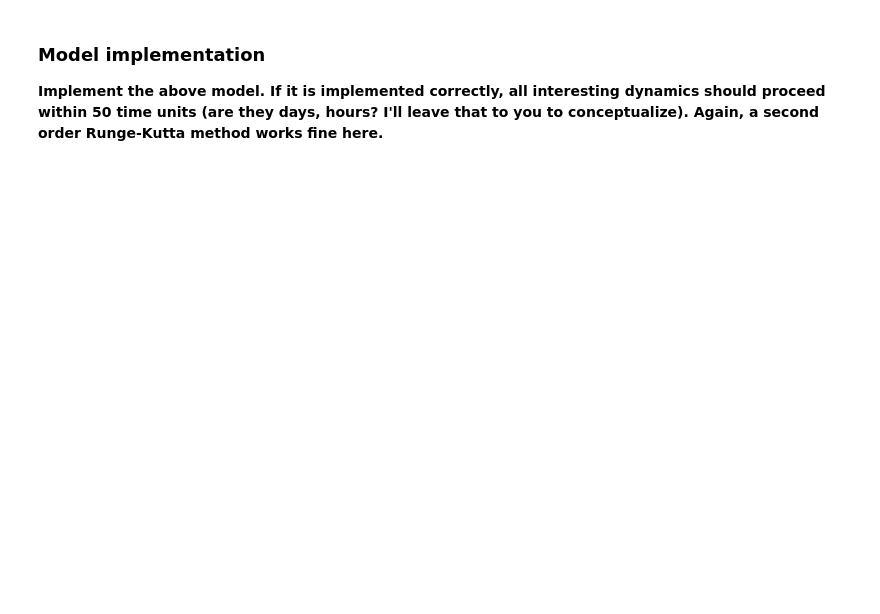
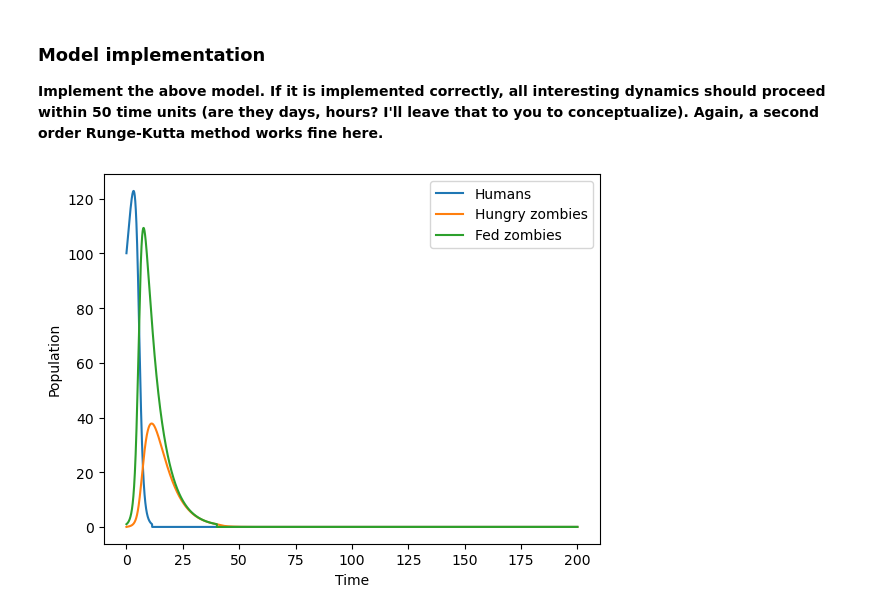
Before and after one commit to cake-dev/Simulation_class, a Jupyter notebook: Project5-Population/Project5b-PopulationDynamics-ZombieApocalypse.ipynb, the cells around one changed output. Saved outputs shown, nothing was run; the diff lists cells and outputs as text; code cells hidden in the pictures; blank space fills up the shorter version.

```diff
--- a/Project5-Population/Project5b-PopulationDynamics-ZombieApocalypse.ipynb
+++ b/Project5-Population/Project5b-PopulationDynamics-ZombieApocalypse.ipynb
@@ -15,3 +89,34 @@ The same ideas associated with modelling hare and lynx can be easily extended to
 # %% [markdown]
 ### Model implementation
 **Implement the above model.  If it is implemented correctly, all interesting dynamics should proceed within 50 time units (are they days, hours?  I'll leave that to you to conceptualize).  Again, a second order Runge-Kutta method works fine here.**
+# %%
+# Setup
+conversion_rate = 0.008
+transform_rate = 0.15
+death_rate = 0.3
+feeding_rate = 0.003
+birth_rate = 0.1
+z_kill_rate = 0
+
+# Initial conditions
+humans = 100
+hungry_zombies = 0
+fed_zombies = 1
+
+# Create the model
+model = ZombieApocalypse(conversion_rate, transform_rate, death_rate, feeding_rate, birth_rate, z_kill_rate, humans, hungry_zombies, fed_zombies)
+# Create the integrator
+integrator = Integrator(model, Heun())
+# Integrate the model
+time_range = [0, 200]
+dt = 0.01
+times, states = integrator.integrate(time_range, dt, model.state)
+# Plot the results
+import matplotlib.pyplot as plt
+plt.plot(times, states)
+plt.xlabel('Time')
+plt.ylabel('Population')
+plt.legend(['Humans', 'Hungry zombies', 'Fed zombies'])
+plt.show()
+# %% [output]
+[figure, added]
```
Also changed, not shown: parts of 2 cells of this notebook, 1 other file.
